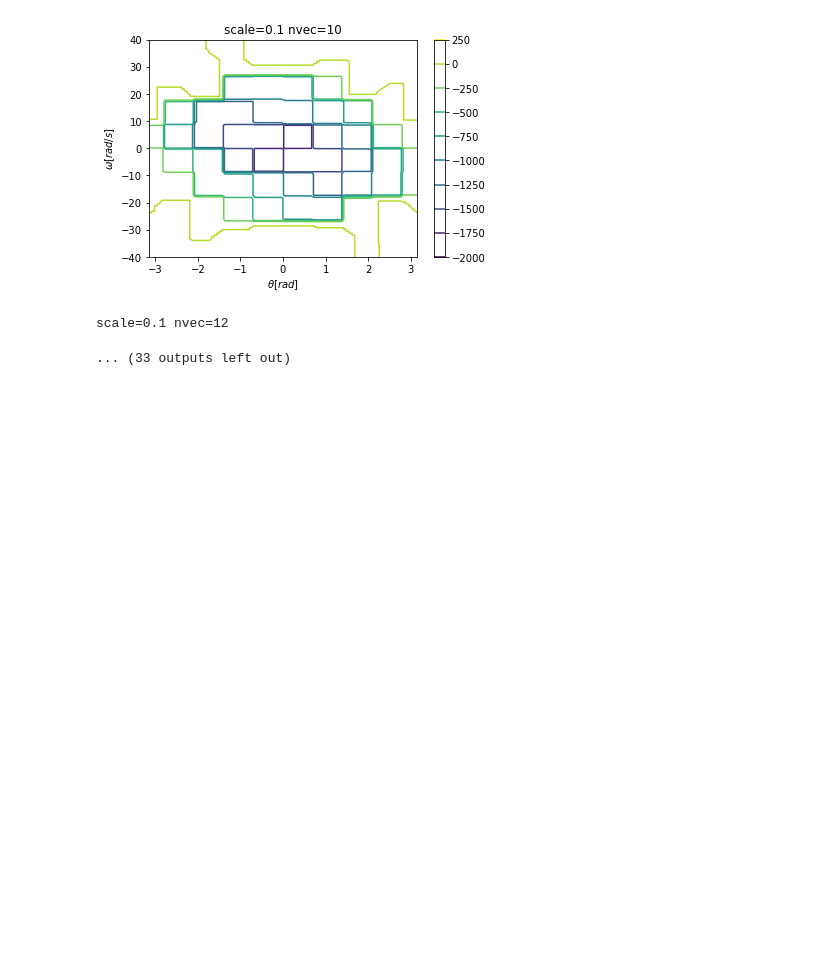
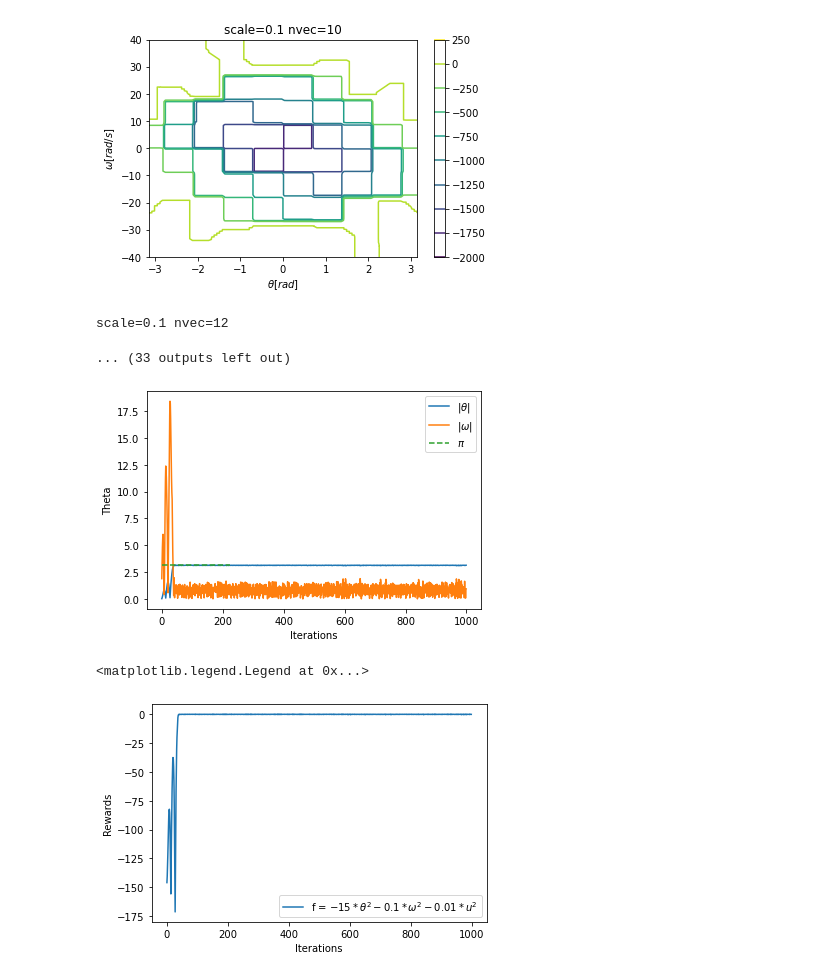
Before and after one commit to nzomi/5SC28-Machine-learning-for-Systems-and-control, a Jupyter notebook: gym_unbalanced_disk/envs/fun_basis_image.ipynb, the cells around one changed output. Cells and saved outputs as stored; diff of their text form; code cells hidden in the pictures; blank space fills up the shorter version.

```diff
--- a/gym_unbalanced_disk/envs/fun_basis_image.ipynb
+++ b/gym_unbalanced_disk/envs/fun_basis_image.ipynb
@@ -127,6 +129,8 @@ for scale in [0.05, 0.1, 0.2, 0.5, 1]: #e)
     for ep_length_id, ep_length, nvec in ep_lengths_buf: #e)
         plt.plot(ep_length_id, roll_mean(ep_length), label=f'nvec={nvec}') #e)
     plt.title(f'scale={scale}') #e)
+    plt.xlabel('Iterations')
+    plt.ylabel('Cummulative rewards')
     plt.legend() #e)
     plt.show() #e)
 # %% [output]
@@ -145,0 +187,16 @@ scale=0.1 nvec=12
+# %%
+plt.plot(np.abs(theta_),label='$|\\theta|$')
+plt.plot(np.abs(omega),label='$|\omega|$')
+plt.plot([np.pi]*len(theta),'--',label='$\pi$')
+plt.xlabel('Iterations')
+plt.ylabel('Theta')
+plt.legend()
+plt.show()
+plt.plot(rewards, label='f = $-15*\\theta^2 - 0.1*\omega^2 - 0.01*u^2$')
+plt.xlabel('Iterations')
+plt.ylabel('Rewards')
+plt.legend()
+# %% [output]
+[figure, added]
+<matplotlib.legend.Legend at 0x...>
+[figure, added]
```
Also changed, not shown: parts of 4 cells of this notebook, 18 other files.
